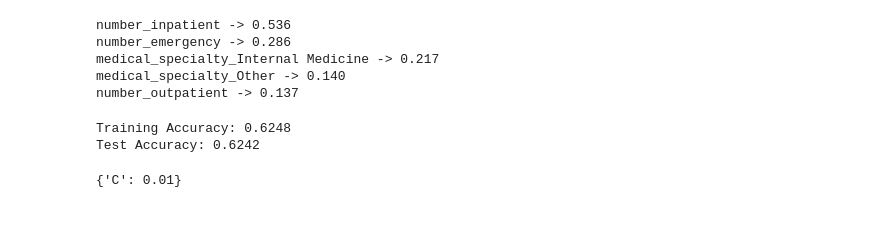
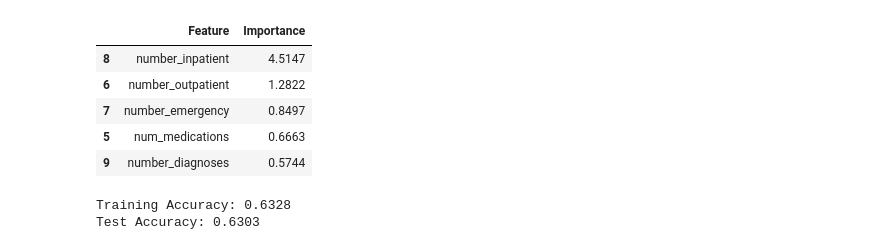
Before and after one commit to johnmarquess/IFN509, a Jupyter notebook: Assignment 2/regression.ipynb, the cells around one changed output. Drawn from its saved outputs; the diff is of its cells as text; code cells hidden in the pictures; blank space fills up the shorter version.

```diff
--- a/Assignment 2/regression.ipynb
+++ b/Assignment 2/regression.ipynb
@@ -49,2 +46,0 @@ important_features_df = X.iloc[:, important_features_array]
-# %%
-X = important_features_df
@@ -61,10 +47,10 @@ from sklearn.model_selection import train_test_split
 # %%
-X_train, X_test, y_train, y_test = train_test_split(X, y, test_size=0.25, random_state=rs)
+X_train, X_test, y_train, y_test = train_test_split(X, y, test_size=0.20, random_state=rs)
 # %%
 # Import the model
 from sklearn.linear_model import LogisticRegression
 
 # Instantiate the default model
-log_reg = LogisticRegression(random_state=rs)
-log_reg.fit(X_train, y_train)
+base_model = LogisticRegression(random_state=rs, max_iter=2000)
+base_model.fit(X_train, y_train)
 # %% [output]
@@ -96,33 +101,32 @@ Best parameters found: {'C': 0.01}
 # %%
-coefs = grid_search.best_estimator_.coef_[0]
-importance = np.abs(coefs)
-feature_names = X.columns
+grid_search = LogisticRegression(C=0.1, random_state=1, max_iter=2000)
+grid_search.fit(X_train, y_train)
 
-# sort them out in descending order
-indices = np.argsort(importance)
-indices = np.flip(indices, axis=0)
+# Get feature importances (coefficients) from the logistic regression model
+importance = grid_search.coef_[0]
 
-# limit to 5 features
-indices = indices[:5]
+feature_importance_df = pd.DataFrame({
+    'Feature': X.columns,
+    'Importance': importance
+})
 
-top_5_features = feature_names[indices]
-top_5_importance = importance[indices]
-
-for i in range(5):
-    print(f"{top_5_features[i]} -> {top_5_importance[i]:.3f}")
+top_5_features = feature_importance_df.reindex(
+    feature_importance_df['Importance'].abs().sort_values(ascending=False).index).head(5)
+top_5_features
 # %% [output]
-number_inpatient -> 0.536
-number_emergency -> 0.286
-medical_specialty_Internal Medicine -> 0.217
-medical_specialty_Other -> 0.140
-number_outpatient -> 0.137
+|  | Feature | Importance |
+| 8 | number_inpatient | 4.5147 |
+| 6 | number_outpatient | 1.2822 |
+| 7 | number_emergency | 0.8497 |
+| 5 | num_medications | 0.6663 |
+| 9 | number_diagnoses | 0.5744 |
 # %%
 # Training and test accuracy
 from sklearn.metrics import accuracy_score
 
 # Predict on the training and test sets
-y_train_pred = grid_search.best_estimator_.predict(X_train)
-y_test_pred = grid_search.best_estimator_.predict(X_test)
+y_train_pred = grid_model.best_estimator_.predict(X_train)
+y_test_pred = grid_model.best_estimator_.predict(X_test)
 
 # Calculate training and test accuracy
 train_accuracy = accuracy_score(y_train, y_train_pred)
@@ -132,12 +136,8 @@ test_accuracy = accuracy_score(y_test, y_test_pred)
 print(f"Training Accuracy: {train_accuracy:.4f}")
 print(f"Test Accuracy: {test_accuracy:.4f}")
 # %% [output]
-Training Accuracy: 0.6248
-Test Accuracy: 0.6242
+Training Accuracy: 0.6328
+Test Accuracy: 0.6303
-# %%
-grid_search.best_params_
-# %% [output]
-{'C': 0.01}
 # %%
 from sklearn.feature_selection import RFECV
 # %%
```
Also changed, not shown: parts of 42 cells of this notebook, 4 other files.
